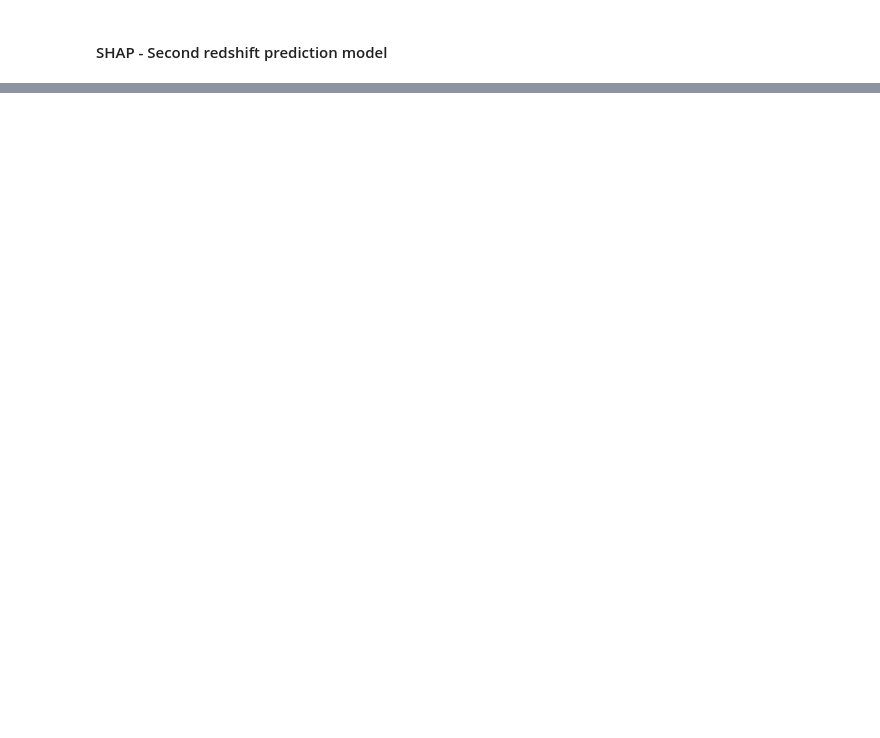
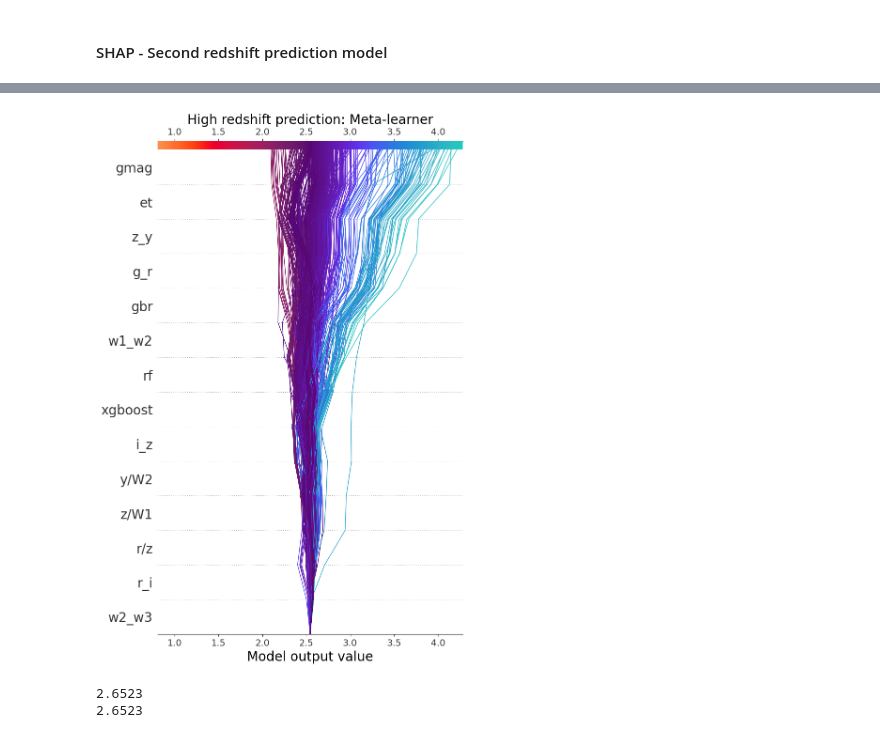
Before and after one commit to racarvajal/Pipeline_RG_z_ML, a Jupyter notebook: ML_20.ipynb, the cells around one changed output, grey strips where cells are left out. Saved outputs shown, nothing was run; the diff lists cells and outputs as text; code cells hidden in the pictures; blank space fills up the shorter version.

Commit message:
code for four models

```diff
--- a/ML_20.ipynb
+++ b/ML_20.ipynb
@@ -274,0 +568,10 @@ if run_shap_AGN_meta:
+# %%
+if run_shap_high_z_meta:
+    reduced_data_high_z = full_catalog_df.loc[filter_pred_rAGN_high_z,\
+                                         get_final_column_names(redshift_reg_2, full_catalog_df)].sample(n=sample_size_high_z, random_state=seed).copy()
+    reduced_idx_high_z  = reduced_data_high_z.index
+    reduced_cols_high_z = reduced_data_high_z.columns
+    reduced_cols_high_z = reduced_data_high_z.columns.insert(0, estimators_list_high_z[0])
+    if len(estimators_list_high_z) > 1:
+        for est_name in estimators_list_high_z[1::]:
+            reduced_cols_high_z = reduced_cols_high_z.insert(0, est_name)
@@ -274,0 +618,10 @@ if run_shap_AGN_meta:
+# %%
+if run_shap_high_z_meta:
+    explainer_high_z_meta = fasttreeshap.TreeExplainer(redshift_reg_2.named_steps['trained_model'].final_estimator_,\
+                                                       feature_perturbation='tree_path_dependent',\
+                                                       model_output='raw', feature_dependence='independent',\
+                                                       algorithm='auto', n_jobs=12)
+# %%
+if run_shap_high_z_meta:
+    print('Working with meta-model')
+    shap_values_high_z_meta = explainer_high_z_meta(reduced_data_high_z_df)
@@ -274,0 +663,42 @@ if run_shap_AGN_meta:
+# %%
+# (0.5 - 5e-6, 0.5 + 2e-5)
+# (0.4998, 0.5002)
+if run_shap_high_z_meta:
+    xlims_plt       = (full_catalog_df.loc[reduced_idx_high_z, 'Score_radio'].min(),\
+                       full_catalog_df.loc[reduced_idx_high_z, 'Score_radio'].max())
+    size_side       = 8
+    fig             = plt.figure(figsize=(size_side, size_side * 3/2))
+    ax1             = fig.add_subplot(111, xscale='linear', yscale='linear')
+    shap.plots.decision(base_value=explainer_high_z_meta.expected_value,
+                        shap_values=shap_values_high_z_meta.values,
+                        feature_names=reduced_cols_high_z.to_list(),
+                        link='identity', plot_color=selected_color,
+                        highlight=None, auto_size_plot=False,
+                        show=False, xlim=None,
+                        feature_display_range=slice(-1, -(len(shap_values_high_z_meta.feature_names) +1), -1))
+
+    ax1.tick_params('x', labelsize=14)
+    ax1.xaxis.get_offset_text().set_fontsize(14)
+    #ax1.xaxis.get_offset_text().set_position((0,1))
+    ax1.tick_params('y', labelsize=20)
+    # plt.ticklabel_format(axis='x', style='sci', scilimits=(0,0))
+    ax1.xaxis.label.set_size(20)
+
+    plt.title('High redshift prediction: Meta-learner', fontsize=20)
+
+    plt.tight_layout()
+    if save_plot_flag:
+        plt.savefig(f'plots/SHAP_decision_high_z_meta_learner_{used_area}.pdf', bbox_inches='tight')
+    plt.show()
+# %% [output]
+[figure, added]
+# %%
+if run_shap_high_z_meta:
+    # The model's raw prediction for the first observation.
+    print(redshift_reg_2.named_steps['trained_model'].final_estimator_.predict(reduced_data_high_z_df)[0].round(5))
+
+    # The corresponding sum of the mean + shap values
+    print((explainer_high_z_meta.expected_value + shap_values_high_z_meta.values[0].sum()).round(5))
+# %% [output]
+2.6523
+2.6523
```
Also changed, not shown: parts of 56 cells of this notebook.
